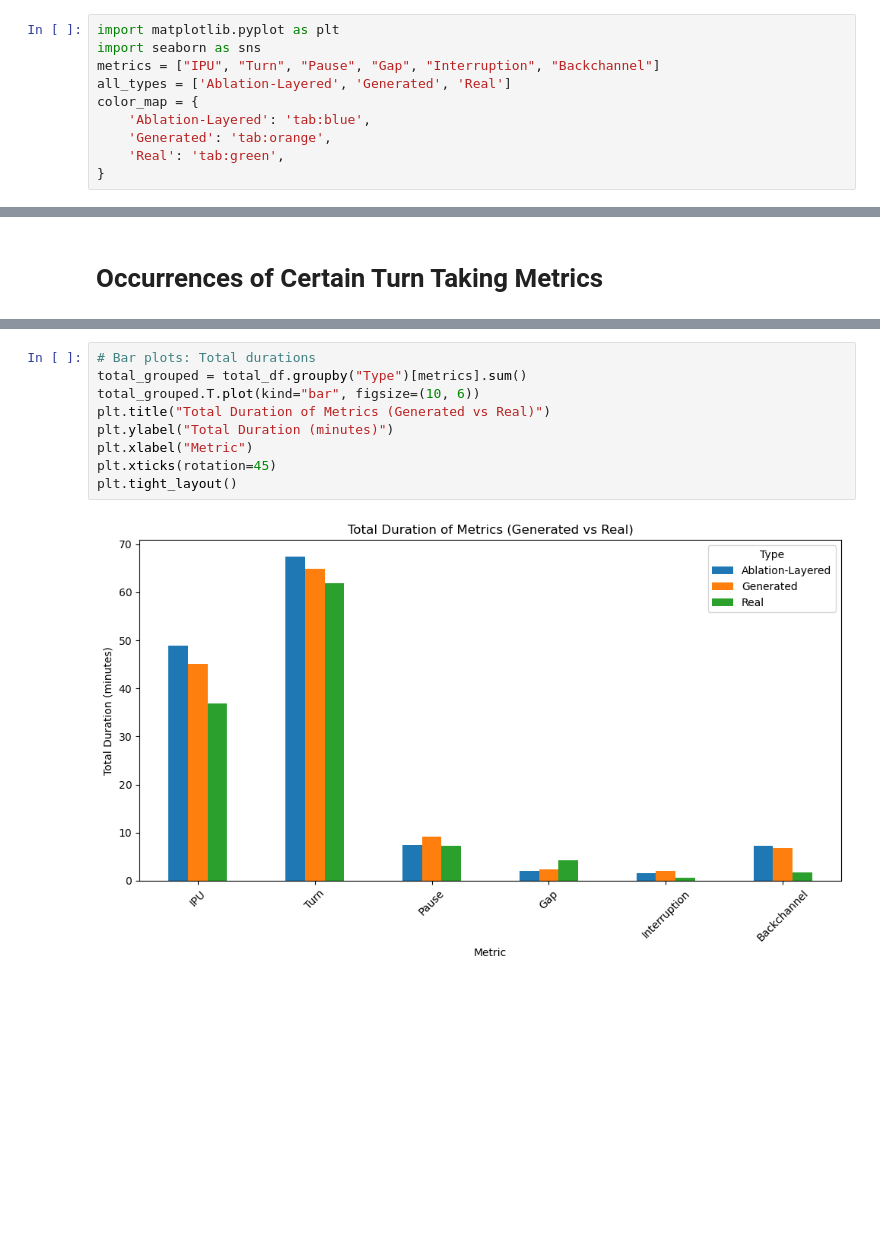
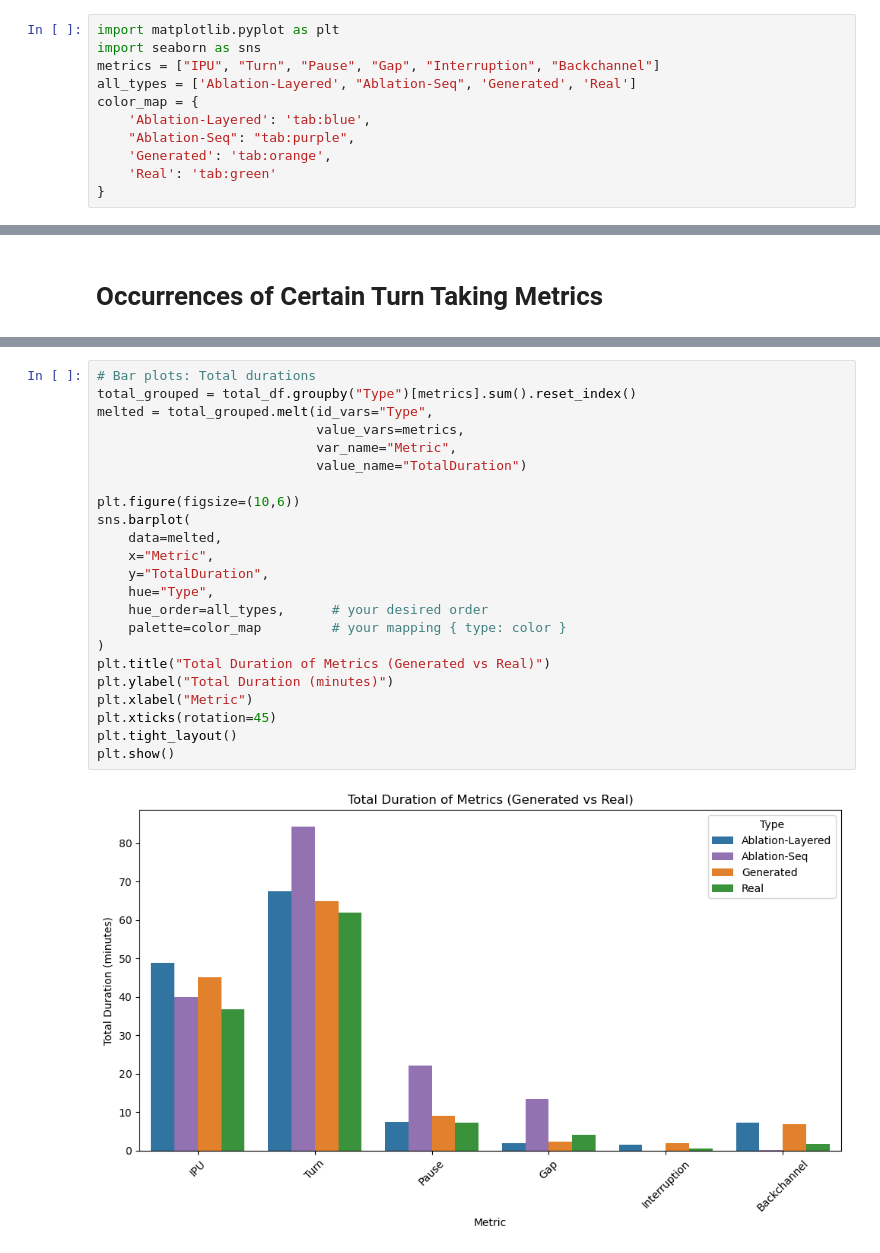
Before and after one commit to phadke555/jsalt2025_syndata, a Jupyter notebook: plot_turntaking.ipynb, the cells around one changed output, grey strips where cells are left out. Saved outputs shown, nothing was run; the diff lists cells and outputs as text; blank space fills up the shorter version.

```diff
--- a/plot_turntaking.ipynb
+++ b/plot_turntaking.ipynb
@@ -7,11 +7,12 @@ occ_df = pd.read_csv("/work/users/r/p/rphadke/JSALT/eval/combined_o.csv")
 import matplotlib.pyplot as plt
 import seaborn as sns
 metrics = ["IPU", "Turn", "Pause", "Gap", "Interruption", "Backchannel"]
-all_types = ['Ablation-Layered', 'Generated', 'Real']
+all_types = ['Ablation-Layered', "Ablation-Seq", 'Generated', 'Real']
 color_map = {
     'Ablation-Layered': 'tab:blue',
+    "Ablation-Seq": "tab:purple",
     'Generated': 'tab:orange',
-    'Real': 'tab:green',
+    'Real': 'tab:green'
 }
 # %% [markdown]
 # Mean Durations of Certain Turn Taking Metrics
@@ -41,11 +44,25 @@ plt.tight_layout()
 # %%
 # Bar plots: Total durations
-total_grouped = total_df.groupby("Type")[metrics].sum()
-total_grouped.T.plot(kind="bar", figsize=(10, 6))
+total_grouped = total_df.groupby("Type")[metrics].sum().reset_index()
+melted = total_grouped.melt(id_vars="Type",
+                            value_vars=metrics,
+                            var_name="Metric",
+                            value_name="TotalDuration")
+
+plt.figure(figsize=(10,6))
+sns.barplot(
+    data=melted,
+    x="Metric",
+    y="TotalDuration",
+    hue="Type",
+    hue_order=all_types,      # your desired order
+    palette=color_map         # your mapping { type: color }
+)
 plt.title("Total Duration of Metrics (Generated vs Real)")
 plt.ylabel("Total Duration (minutes)")
 plt.xlabel("Metric")
 plt.xticks(rotation=45)
 plt.tight_layout()
+plt.show()
 # %% [output]
-[figure, old version]
+[figure, new version]
```
Also changed, not shown: parts of 2 cells of this notebook, 6 other files.
